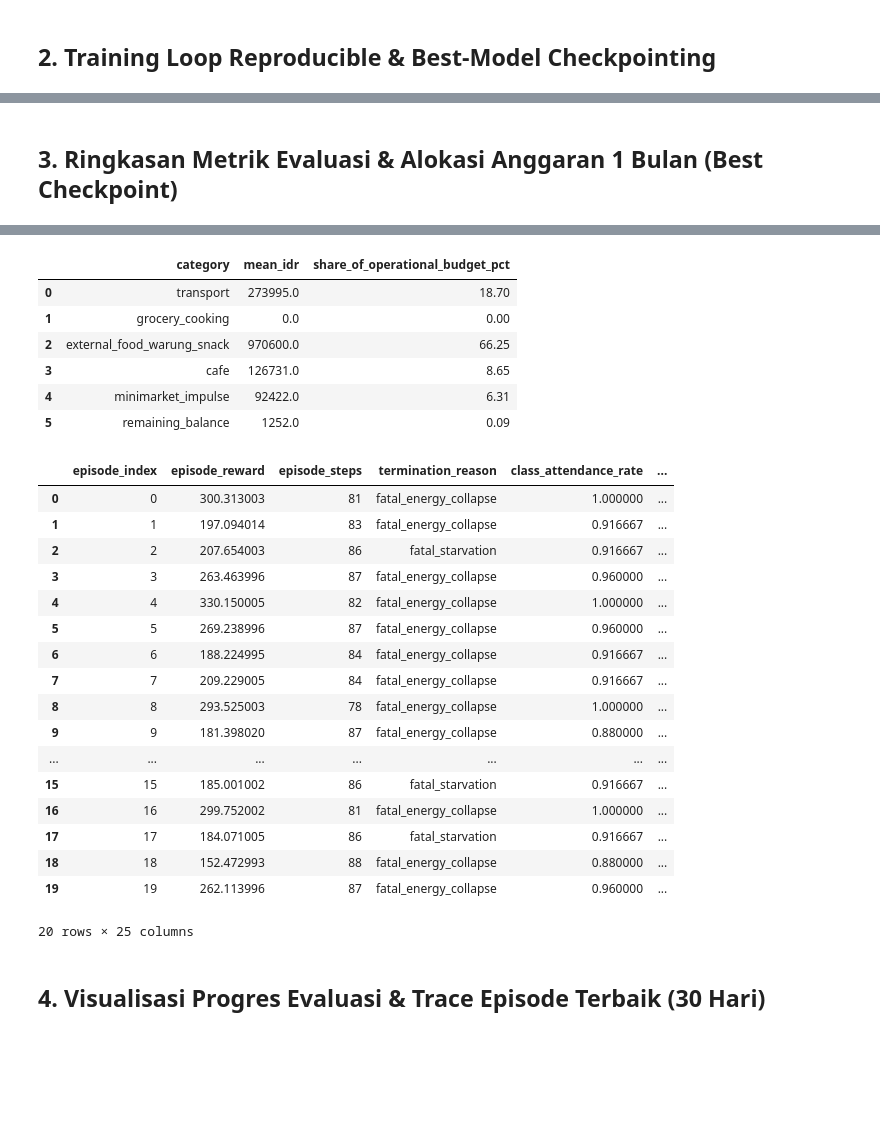
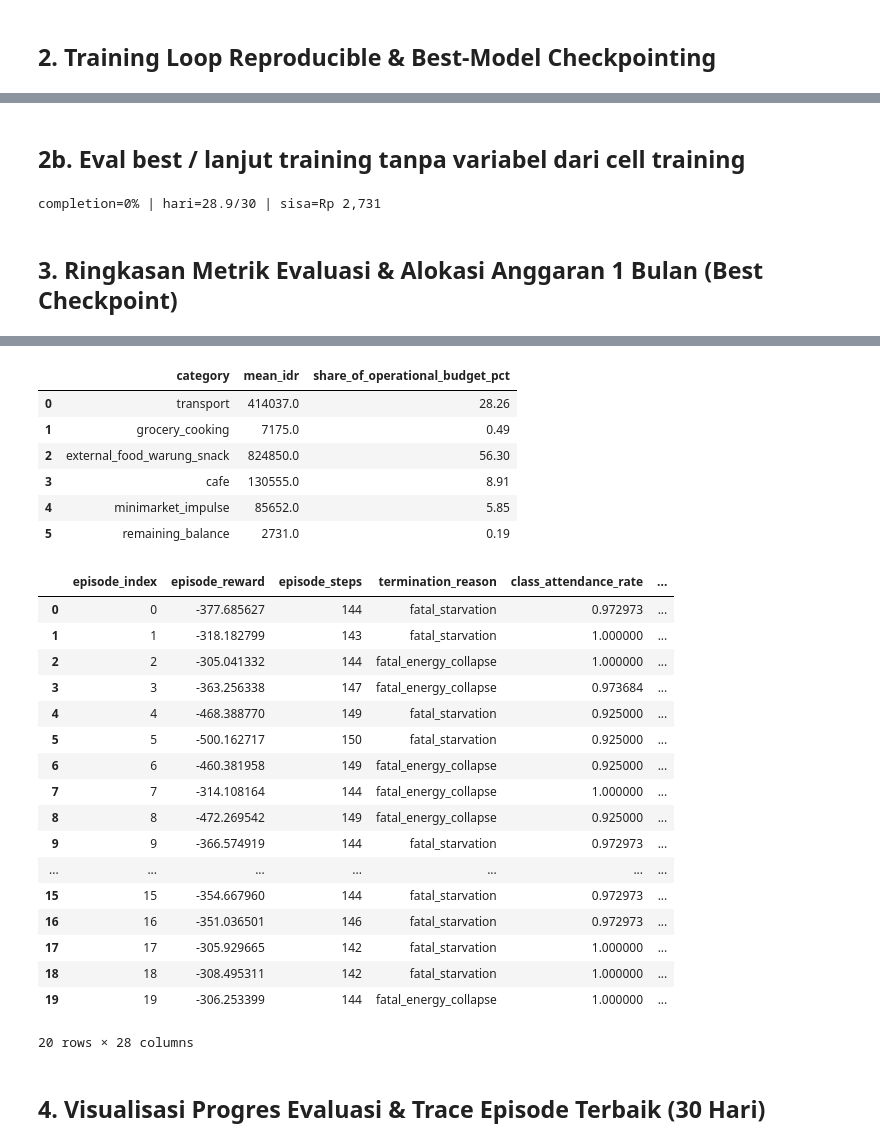
Before and after one commit to Fahmialfayadh/student-monthly-spending-rl, a Jupyter notebook: main.ipynb, the cells around one changed output, grey strips where cells are left out. Cells and saved outputs as stored; diff of their text form; code cells hidden in the pictures; blank space fills up the shorter version.

```diff
--- a/main.ipynb
+++ b/main.ipynb
@@ -125,3 +131,28 @@ Episode evaluasi terbaik: episode 4 (seed 11004, reward 330.15)
+# %% [markdown]
+## 2b. Eval best / lanjut training tanpa variabel dari cell training
+# %%
+from pathlib import Path
+import json
+import pandas as pd
+
+RUN_DIR = Path(RUN_DIR) if 'RUN_DIR' in globals() else max((p for p in Path(RUNS_ROOT_DIR).glob('*') if (p/'train_config.json').exists()), key=lambda p: p.stat().st_mtime)
+run_dir = RUN_DIR
+assert (run_dir/'best_model.zip').exists()
+eval_history_df = pd.read_csv(run_dir/'eval_history.csv') if (run_dir/'eval_history.csv').exists() else pd.DataFrame()
+recovery_agent = StudentPPOAgent.load_from_run(run_dir, checkpoint='best')
+final_summary, final_episodes_df, best_episode_trace_df = recovery_agent.evaluate_detailed(num_episodes=20, deterministic=True, eval_seed=11000, record_best_episode_trace=True)
+final_summary['eval_seed'] = 11000
+(run_dir/'manual_eval_summary.json').write_text(json.dumps(final_summary, indent=2), encoding='utf-8')
+final_episodes_df.to_csv(run_dir/'manual_eval_episodes.csv', index=False)
+best_episode_trace_df.to_csv(run_dir/'manual_best_episode_trace.csv', index=False)
+print(f"completion={final_summary['completion_rate']:.0%} | hari={final_summary['mean_days_survived']:.1f}/30 | sisa=Rp {final_summary['mean_final_balance_idr']:,.0f}")
+
+# Resume: ganti blok evaluasi di atas dengan baris di bawah jika ingin lanjut training.
+# agent = StudentPPOAgent(yaml_path=str(RUN_DIR/'env_config_snapshot.yaml'), **TRAIN_CONFIG, verbose=0)
+# run_result = agent.train_with_logging(**TRAINING_SCHEDULE, experiment_name=EXPERIMENT_NAME, runs_root_dir=RUNS_ROOT_DIR, progress_bar=False, resume_from_run=RUN_DIR, resume_checkpoint='best')
+# run_dir, eval_history_df, final_summary, final_episodes_df, best_episode_trace_df = (run_result[k] for k in ('run_dir','eval_history_df','final_summary','final_episodes_df','best_episode_trace_df'))
+# %% [output]
+completion=0% | hari=28.9/30 | sisa=Rp 2,731
 # %% [markdown]
 ## 3. Ringkasan Metrik Evaluasi & Alokasi Anggaran 1 Bulan (Best Checkpoint)
 # %%
@@ -132,7 +163,7 @@ summary_table = pd.DataFrame(
 display(summary_table)
 
 # Tabel alokasi pengeluaran 1 bulan (pedoman distribusi budget hasil RL)
-initial_budget = float(active_env_config["finance"]["initial_operational_budget"])
+initial_budget = float(sample_env.finance.initial_operational_budget_idr)
 allocation_rows = [
     ("transport", final_summary["mean_spent_transport_idr"]),
     ("grocery_cooking", final_summary["mean_spent_grocery_idr"]),
@@ -171,8 +202,11 @@ display(
             "reheat_prep_count",
             "pack_bekal_count",
             "eat_bekal_count",
+            "apartemen_warung_count",
+            "delivery_food_count",
             "warung_hemat_count",
             "warung_variasi_count",
+            "ccws_stay_count",
             "cafe_session_count",
             "night_cramming_count",
         ]
@@ -199,28 +233,28 @@ display(
 |  | category | mean_idr | share_of_operational_budget_pct |
-| 0 | transport | 273995.0 | 18.70 |
-| 1 | grocery_cooking | 0.0 | 0.00 |
-| 2 | external_food_warung_snack | 970600.0 | 66.25 |
-| 3 | cafe | 126731.0 | 8.65 |
-| 4 | minimarket_impulse | 92422.0 | 6.31 |
-| 5 | remaining_balance | 1252.0 | 0.09 |
+| 0 | transport | 414037.0 | 28.26 |
+| 1 | grocery_cooking | 7175.0 | 0.49 |
+| 2 | external_food_warung_snack | 824850.0 | 56.30 |
+| 3 | cafe | 130555.0 | 8.91 |
+| 4 | minimarket_impulse | 85652.0 | 5.85 |
+| 5 | remaining_balance | 2731.0 | 0.19 |
 |  | episode_index | episode_reward | episode_steps | termination_reason | class_attendance_rate | ... |
-| 0 | 0 | 300.313003 | 81 | fatal_energy_collapse | 1.000000 | ... |
-| 1 | 1 | 197.094014 | 83 | fatal_energy_collapse | 0.916667 | ... |
-| 2 | 2 | 207.654003 | 86 | fatal_starvation | 0.916667 | ... |
-| 3 | 3 | 263.463996 | 87 | fatal_energy_collapse | 0.960000 | ... |
-| 4 | 4 | 330.150005 | 82 | fatal_energy_collapse | 1.000000 | ... |
-| 5 | 5 | 269.238996 | 87 | fatal_energy_collapse | 0.960000 | ... |
-| 6 | 6 | 188.224995 | 84 | fatal_energy_collapse | 0.916667 | ... |
-| 7 | 7 | 209.229005 | 84 | fatal_energy_collapse | 0.916667 | ... |
-| 8 | 8 | 293.525003 | 78 | fatal_energy_collapse | 1.000000 | ... |
-| 9 | 9 | 181.398020 | 87 | fatal_energy_collapse | 0.880000 | ... |
+| 0 | 0 | -377.685627 | 144 | fatal_starvation | 0.972973 | ... |
+| 1 | 1 | -318.182799 | 143 | fatal_starvation | 1.000000 | ... |
+| 2 | 2 | -305.041332 | 144 | fatal_energy_collapse | 1.000000 | ... |
+| 3 | 3 | -363.256338 | 147 | fatal_energy_collapse | 0.973684 | ... |
+| 4 | 4 | -468.388770 | 149 | fatal_starvation | 0.925000 | ... |
+| 5 | 5 | -500.162717 | 150 | fatal_starvation | 0.925000 | ... |
+| 6 | 6 | -460.381958 | 149 | fatal_energy_collapse | 0.925000 | ... |
+| 7 | 7 | -314.108164 | 144 | fatal_energy_collapse | 1.000000 | ... |
+| 8 | 8 | -472.269542 | 149 | fatal_energy_collapse | 0.925000 | ... |
+| 9 | 9 | -366.574919 | 144 | fatal_starvation | 0.972973 | ... |
 | ... | ... | ... | ... | ... | ... | ... |
-| 15 | 15 | 185.001002 | 86 | fatal_starvation | 0.916667 | ... |
-| 16 | 16 | 299.752002 | 81 | fatal_energy_collapse | 1.000000 | ... |
-| 17 | 17 | 184.071005 | 86 | fatal_starvation | 0.916667 | ... |
-| 18 | 18 | 152.472993 | 88 | fatal_energy_collapse | 0.880000 | ... |
-| 19 | 19 | 262.113996 | 87 | fatal_energy_collapse | 0.960000 | ... |
+| 15 | 15 | -354.667960 | 144 | fatal_starvation | 0.972973 | ... |
+| 16 | 16 | -351.036501 | 146 | fatal_starvation | 0.972973 | ... |
+| 17 | 17 | -305.929665 | 142 | fatal_starvation | 1.000000 | ... |
+| 18 | 18 | -308.495311 | 142 | fatal_starvation | 1.000000 | ... |
+| 19 | 19 | -306.253399 | 144 | fatal_energy_collapse | 1.000000 | ... |
-20 rows × 25 columns
+20 rows × 28 columns
 # %% [markdown]
 ## 4. Visualisasi Progres Evaluasi & Trace Episode Terbaik (30 Hari)
 # %%
```
Also changed, not shown: parts of 7 cells of this notebook.
